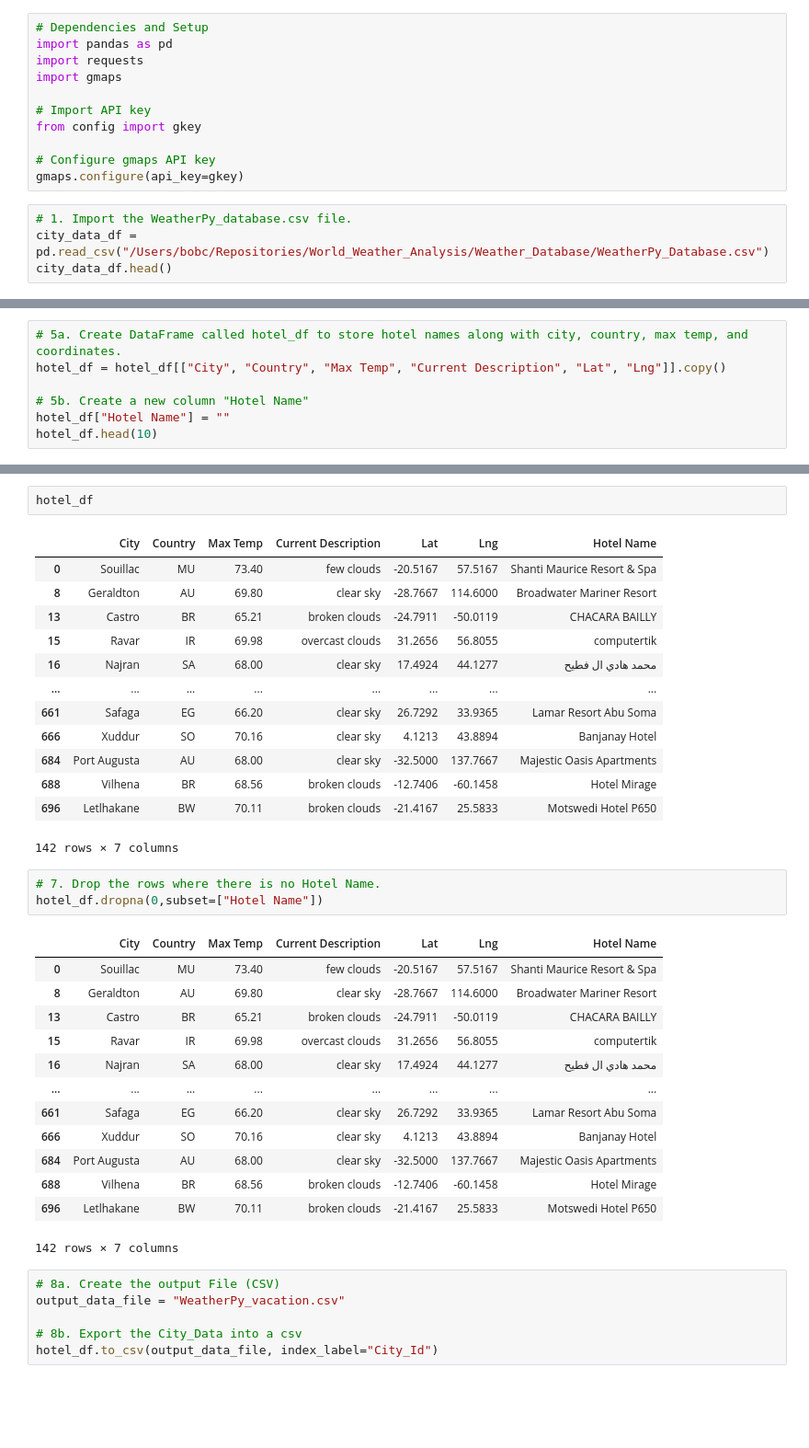
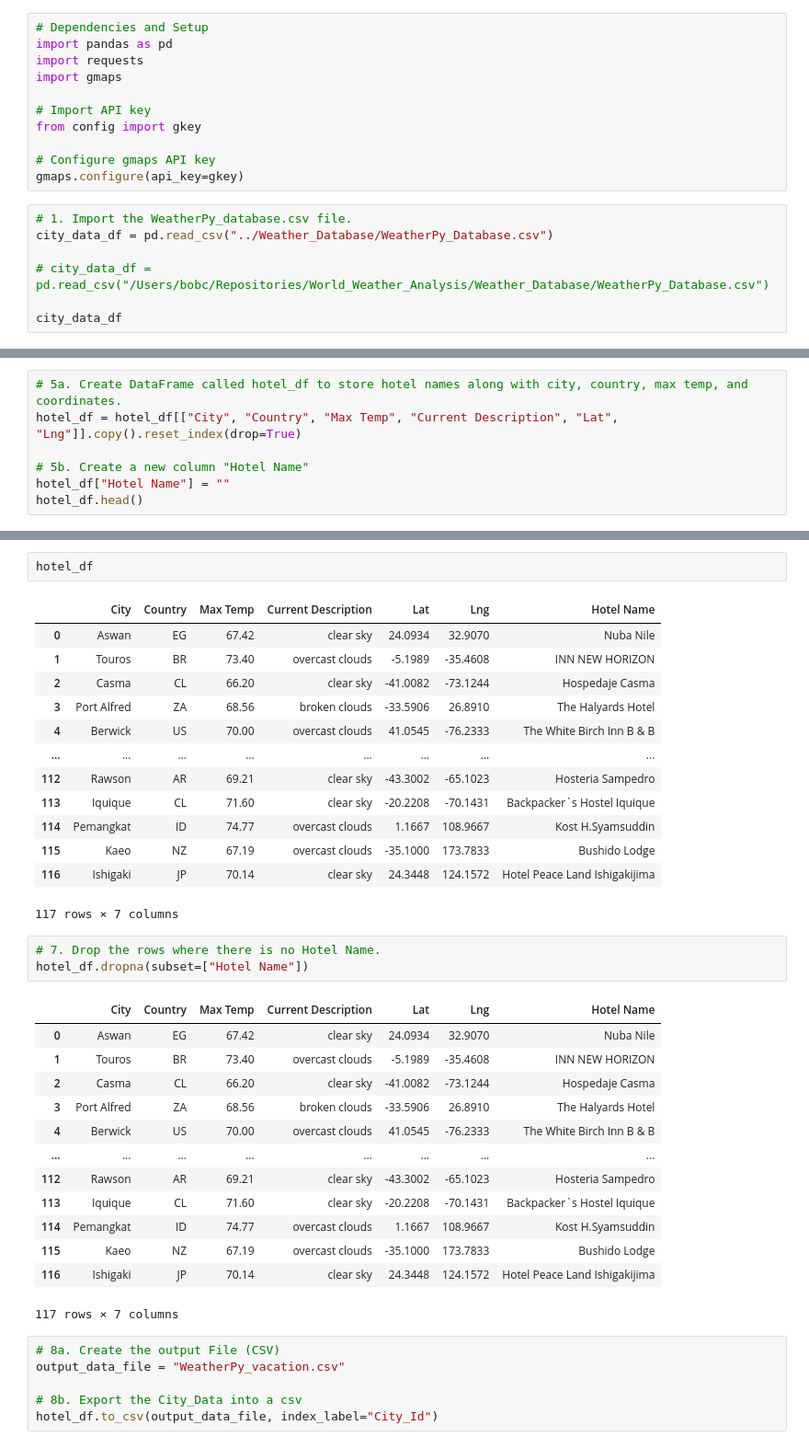
Before and after one commit to rciminera/World_Weather_Analysis, a Jupyter notebook: Vacation_Search/Vacation_Search.ipynb, the cells around one changed output, grey strips where cells are left out. Shown at 92% size. Cells and saved outputs as stored; diff of their text form; blank space fills up the shorter version.

```diff
--- a/Vacation_Search/Vacation_Search.ipynb
+++ b/Vacation_Search/Vacation_Search.ipynb
@@ -13,6 +13,9 @@ from config import gkey
 gmaps.configure(api_key=gkey)
 # %%
 # 1. Import the WeatherPy_database.csv file.
-city_data_df = pd.read_csv("/Users/bobc/Repositories/World_Weather_Analysis/Weather_Database/WeatherPy_Database.csv")
-city_data_df.head()
+city_data_df = pd.read_csv("../Weather_Database/WeatherPy_Database.csv")
+
+# city_data_df = pd.read_csv("/Users/bobc/Repositories/World_Weather_Analysis/Weather_Database/WeatherPy_Database.csv")
+
+city_data_df
 # %% [output]
@@ -92,9 +91,9 @@ hotel_df
 # %%
 # 5a. Create DataFrame called hotel_df to store hotel names along with city, country, max temp, and coordinates.
-hotel_df = hotel_df[["City", "Country", "Max Temp", "Current Description", "Lat", "Lng"]].copy()
+hotel_df = hotel_df[["City", "Country", "Max Temp", "Current Description", "Lat", "Lng"]].copy().reset_index(drop=True)
 
 # 5b. Create a new column "Hotel Name"
 hotel_df["Hotel Name"] = ""
-hotel_df.head(10)
+hotel_df.head()
 # %% [output]
 |  | City | Country | Max Temp | Current Description | Lat | Lng | Hotel Name |
@@ -158,35 +148,35 @@ Hotel not found... skipping.
 hotel_df
 # %% [output]
 |  | City | Country | Max Temp | Current Description | Lat | Lng | Hotel Name |
-| 0 | Souillac | MU | 73.40 | few clouds | -20.5167 | 57.5167 | Shanti Maurice Resort & Spa |
-| 8 | Geraldton | AU | 69.80 | clear sky | -28.7667 | 114.6000 | Broadwater Mariner Resort |
-| 13 | Castro | BR | 65.21 | broken clouds | -24.7911 | -50.0119 | CHACARA BAILLY |
-| 15 | Ravar | IR | 69.98 | overcast clouds | 31.2656 | 56.8055 | computertik |
-| 16 | Najran | SA | 68.00 | clear sky | 17.4924 | 44.1277 | محمد هادي ال فطيح |
+| 0 | Aswan | EG | 67.42 | clear sky | 24.0934 | 32.9070 | Nuba Nile |
+| 1 | Touros | BR | 73.40 | overcast clouds | -5.1989 | -35.4608 | INN NEW HORIZON |
+| 2 | Casma | CL | 66.20 | clear sky | -41.0082 | -73.1244 | Hospedaje Casma |
+| 3 | Port Alfred | ZA | 68.56 | broken clouds | -33.5906 | 26.8910 | The Halyards Hotel |
+| 4 | Berwick | US | 70.00 | overcast clouds | 41.0545 | -76.2333 | The White Birch Inn B & B |
 | ... | ... | ... | ... | ... | ... | ... | ... |
-| 661 | Safaga | EG | 66.20 | clear sky | 26.7292 | 33.9365 | Lamar Resort Abu Soma |
-| 666 | Xuddur | SO | 70.16 | clear sky | 4.1213 | 43.8894 | Banjanay Hotel |
-| 684 | Port Augusta | AU | 68.00 | clear sky | -32.5000 | 137.7667 | Majestic Oasis Apartments |
-| 688 | Vilhena | BR | 68.56 | broken clouds | -12.7406 | -60.1458 | Hotel Mirage |
-| 696 | Letlhakane | BW | 70.11 | broken clouds | -21.4167 | 25.5833 | Motswedi Hotel P650 |
+| 112 | Rawson | AR | 69.21 | clear sky | -43.3002 | -65.1023 | Hosteria Sampedro |
+| 113 | Iquique | CL | 71.60 | clear sky | -20.2208 | -70.1431 | Backpacker`s Hostel Iquique |
+| 114 | Pemangkat | ID | 74.77 | overcast clouds | 1.1667 | 108.9667 | Kost H.Syamsuddin |
+| 115 | Kaeo | NZ | 67.19 | overcast clouds | -35.1000 | 173.7833 | Bushido Lodge |
+| 116 | Ishigaki | JP | 70.14 | clear sky | 24.3448 | 124.1572 | Hotel Peace Land Ishigakijima |
-142 rows × 7 columns
+117 rows × 7 columns
 # %%
 # 7. Drop the rows where there is no Hotel Name.
-hotel_df.dropna(0,subset=["Hotel Name"])
+hotel_df.dropna(subset=["Hotel Name"])
 # %% [output]
 |  | City | Country | Max Temp | Current Description | Lat | Lng | Hotel Name |
-| 0 | Souillac | MU | 73.40 | few clouds | -20.5167 | 57.5167 | Shanti Maurice Resort & Spa |
-| 8 | Geraldton | AU | 69.80 | clear sky | -28.7667 | 114.6000 | Broadwater Mariner Resort |
-| 13 | Castro | BR | 65.21 | broken clouds | -24.7911 | -50.0119 | CHACARA BAILLY |
-| 15 | Ravar | IR | 69.98 | overcast clouds | 31.2656 | 56.8055 | computertik |
-| 16 | Najran | SA | 68.00 | clear sky | 17.4924 | 44.1277 | محمد هادي ال فطيح |
+| 0 | Aswan | EG | 67.42 | clear sky | 24.0934 | 32.9070 | Nuba Nile |
+| 1 | Touros | BR | 73.40 | overcast clouds | -5.1989 | -35.4608 | INN NEW HORIZON |
+| 2 | Casma | CL | 66.20 | clear sky | -41.0082 | -73.1244 | Hospedaje Casma |
+| 3 | Port Alfred | ZA | 68.56 | broken clouds | -33.5906 | 26.8910 | The Halyards Hotel |
+| 4 | Berwick | US | 70.00 | overcast clouds | 41.0545 | -76.2333 | The White Birch Inn B & B |
 | ... | ... | ... | ... | ... | ... | ... | ... |
-| 661 | Safaga | EG | 66.20 | clear sky | 26.7292 | 33.9365 | Lamar Resort Abu Soma |
-| 666 | Xuddur | SO | 70.16 | clear sky | 4.1213 | 43.8894 | Banjanay Hotel |
-| 684 | Port Augusta | AU | 68.00 | clear sky | -32.5000 | 137.7667 | Majestic Oasis Apartments |
-| 688 | Vilhena | BR | 68.56 | broken clouds | -12.7406 | -60.1458 | Hotel Mirage |
-| 696 | Letlhakane | BW | 70.11 | broken clouds | -21.4167 | 25.5833 | Motswedi Hotel P650 |
+| 112 | Rawson | AR | 69.21 | clear sky | -43.3002 | -65.1023 | Hosteria Sampedro |
+| 113 | Iquique | CL | 71.60 | clear sky | -20.2208 | -70.1431 | Backpacker`s Hostel Iquique |
+| 114 | Pemangkat | ID | 74.77 | overcast clouds | 1.1667 | 108.9667 | Kost H.Syamsuddin |
+| 115 | Kaeo | NZ | 67.19 | overcast clouds | -35.1000 | 173.7833 | Bushido Lodge |
+| 116 | Ishigaki | JP | 70.14 | clear sky | 24.3448 | 124.1572 | Hotel Peace Land Ishigakijima |
-142 rows × 7 columns
+117 rows × 7 columns
 # %%
 # 8a. Create the output File (CSV)
 output_data_file = "WeatherPy_vacation.csv"
```
Also changed, not shown: parts of 7 cells of this notebook, 7 other files.
